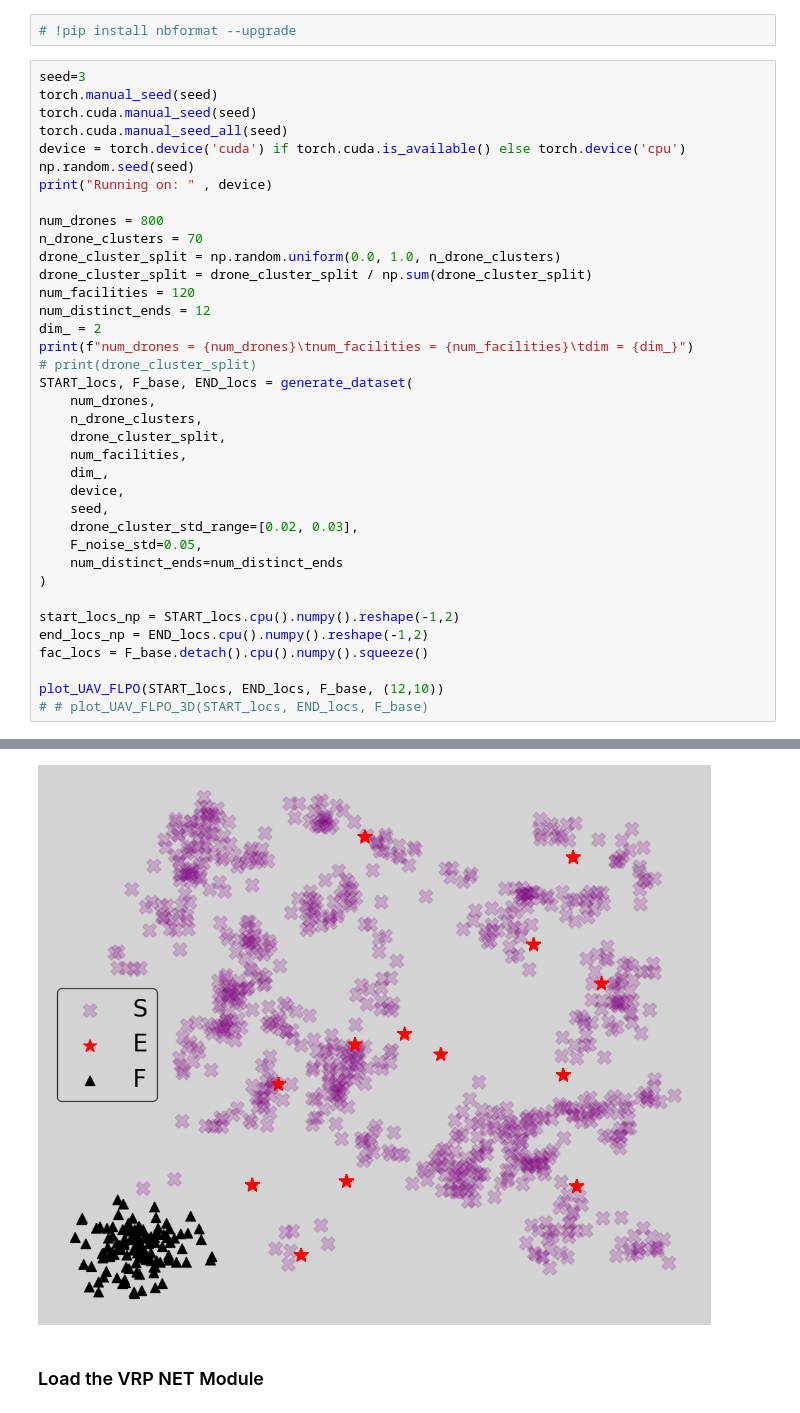
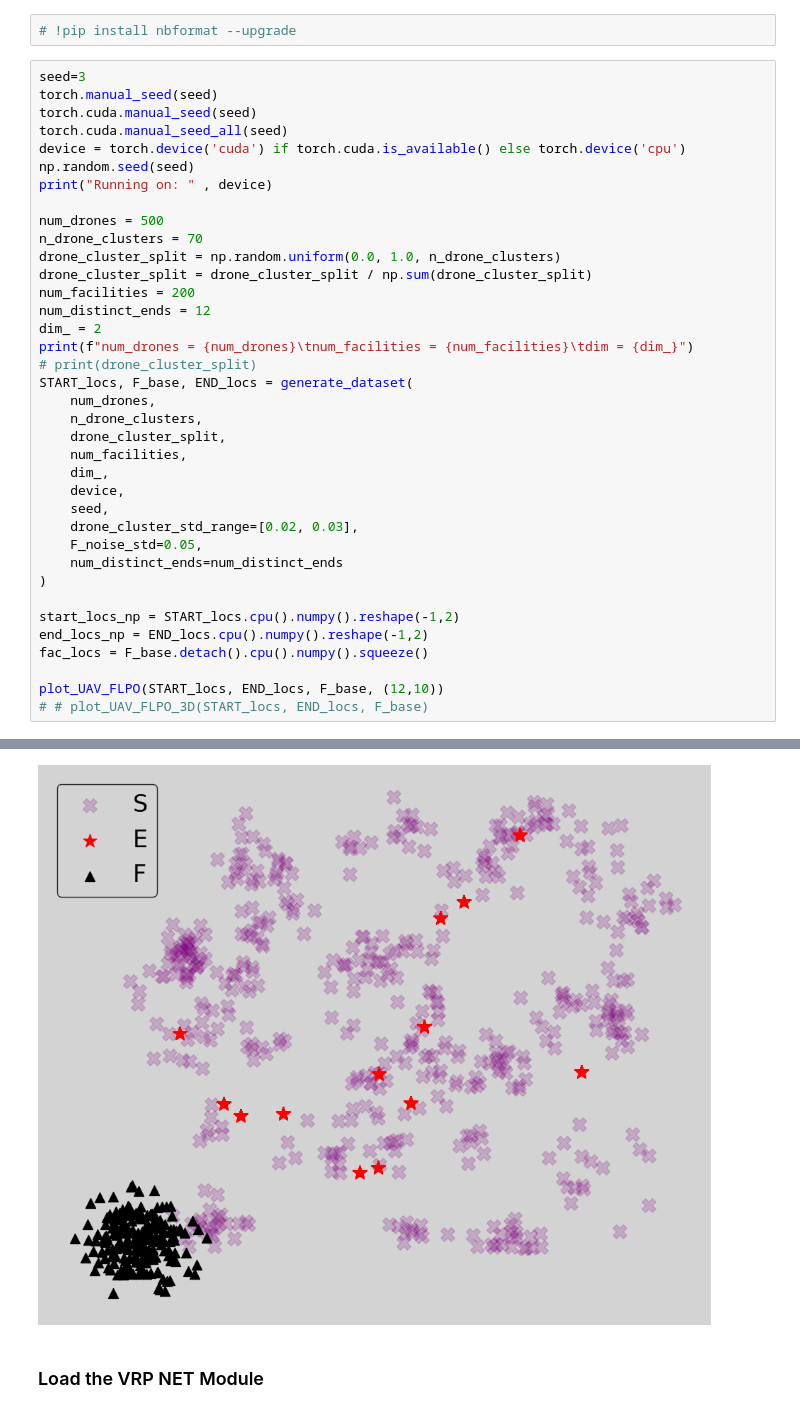
Before and after one commit to salar96/LearningFLPO, a Jupyter notebook: main.ipynb, the cells around one changed output, grey strips where cells are left out. Cells and saved outputs as stored; diff of their text form.

```diff
--- a/main.ipynb
+++ b/main.ipynb
@@ -33,11 +33,11 @@ device = torch.device('cuda') if torch.cuda.is_available() else torch.device('cp
 np.random.seed(seed)
 print("Running on: " , device)
 
-num_drones = 800
+num_drones = 500
 n_drone_clusters = 70
 drone_cluster_split = np.random.uniform(0.0, 1.0, n_drone_clusters)
 drone_cluster_split = drone_cluster_split / np.sum(drone_cluster_split)
-num_facilities = 120
+num_facilities = 200
 num_distinct_ends = 12
 dim_ = 2
 print(f"num_drones = {num_drones}\tnum_facilities = {num_facilities}\tdim = {dim_}")
@@ -67,4 +67,4 @@ num_drones = 800        num_facilities = 120    dim = 2
-[figure, old version]
+[figure, new version]
 # %% [markdown]
 ### Load the VRP NET Module
 # %%
```
Also changed, not shown: parts of 2 cells of this notebook.
